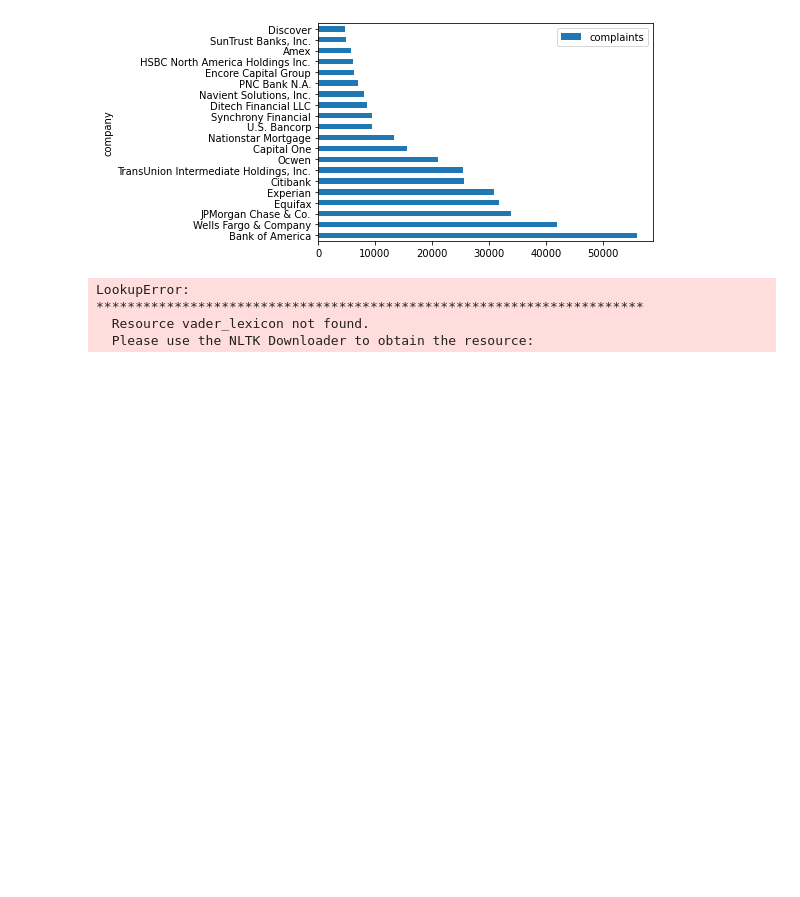
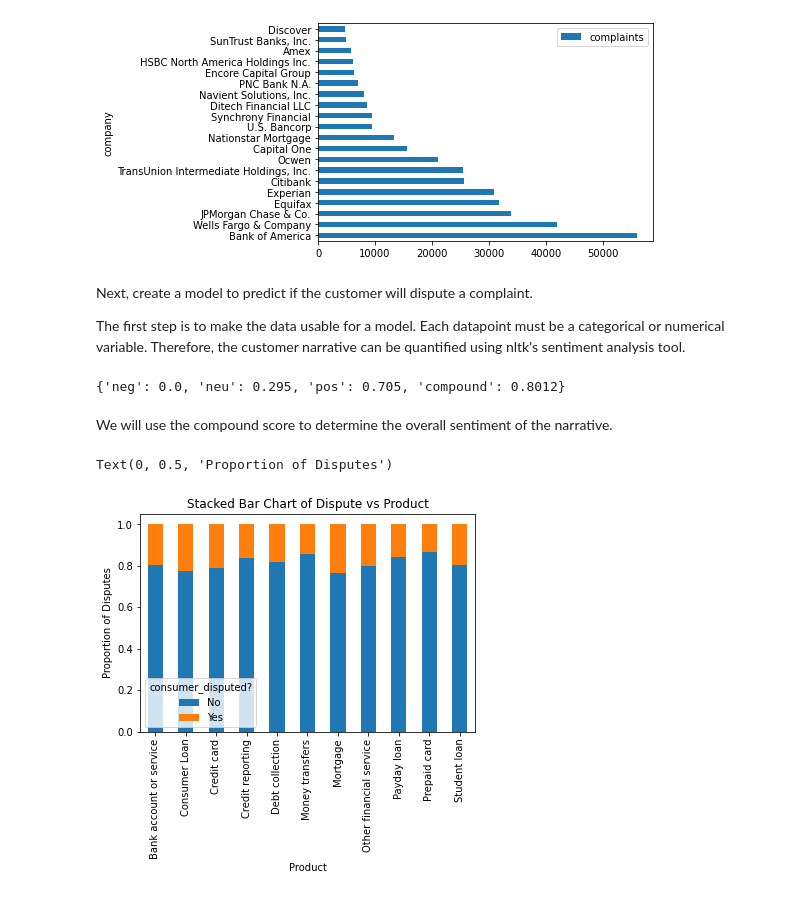
Before and after one commit to rguptavh/Rahul-Gupta-Quant-OA, a Jupyter notebook: eda-consumer-finance/data-analysis.ipynb, the cells around one changed output. Cells and saved outputs as stored; diff of their text form; code cells hidden in the pictures; blank space fills up the shorter version.

```diff
--- a/eda-consumer-finance/data-analysis.ipynb
+++ b/eda-consumer-finance/data-analysis.ipynb
@@ -134,10 +140,31 @@ There are a lot of banks here, so let's just look at the top 20.
 plot = company_data.head(20).plot.barh()
 # %% [output]
 [figure]
-# %%
-sia = SentimentIntensityAnalyzer()
-# %% [output]
-LookupError:
-**********************************************************************
-  Resource vader_lexicon not found.
-  Please use the NLTK Downloader to obtain the resource:
+# %% [markdown]
+Next, create a model to predict if the customer will dispute a complaint.
+
+The first step is to make the data usable for a model. Each datapoint must be a categorical or numerical variable. Therefore, the customer narrative can be quantified using nltk's sentiment analysis tool.
+# %%
+# Do a simple test for a statement with positive sentiment
+sia = SentimentIntensityAnalyzer()
+sia.polarity_scores("Wow, NLTK is really powerful!")
+# %% [output]
+{'neg': 0.0, 'neu': 0.295, 'pos': 0.705, 'compound': 0.8012}
+# %% [markdown]
+We will use the compound score to determine the overall sentiment of the narrative.
+# %%
+# Apply the sentiment function to each narrative if it is not blank. If it's blank, set it to 0 (neutral)
+def get_sentiment(text):
+    if pd.isnull(text):
+        return 0
+    return sia.polarity_scores(text)['compound']
+df['consumer_complaint_narrative']=df['consumer_complaint_narrative'].apply(lambda value: get_sentiment(value))
+# %%
+table  = pd.crosstab(df['product'],df['consumer_disputed?'])
+table.div(table.sum(1).astype(float), axis=0).plot(kind='bar', stacked=True)
+plt.title('Stacked Bar Chart of Dispute vs Product')
+plt.xlabel('Product')
+plt.ylabel('Proportion of Disputes')
+# %% [output]
+Text(0, 0.5, 'Proportion of Disputes')
+[figure, added]
```
Also changed, not shown: parts of 18 cells of this notebook.
